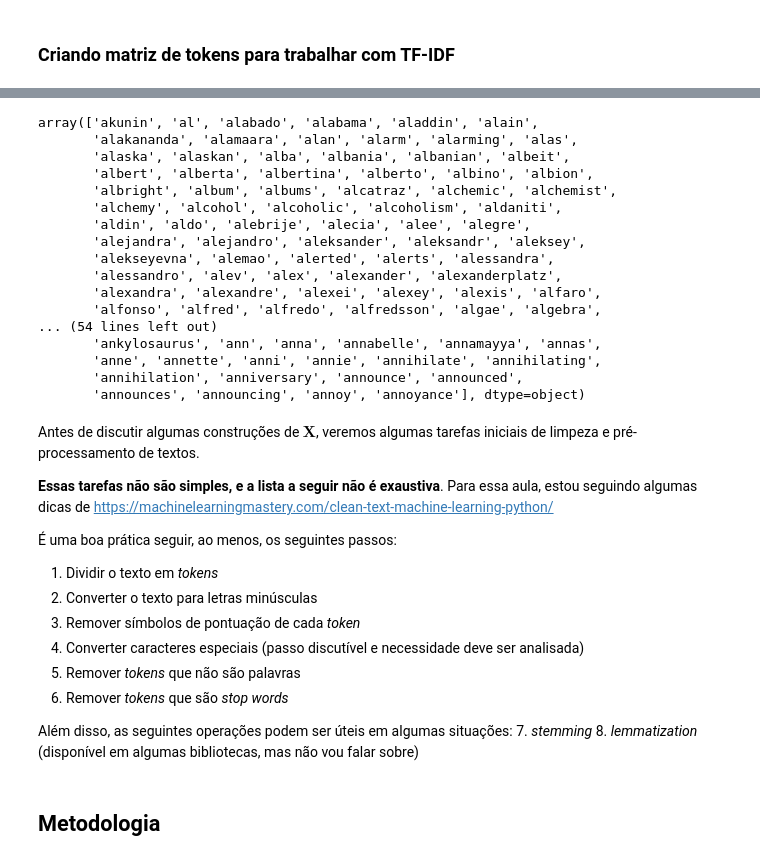
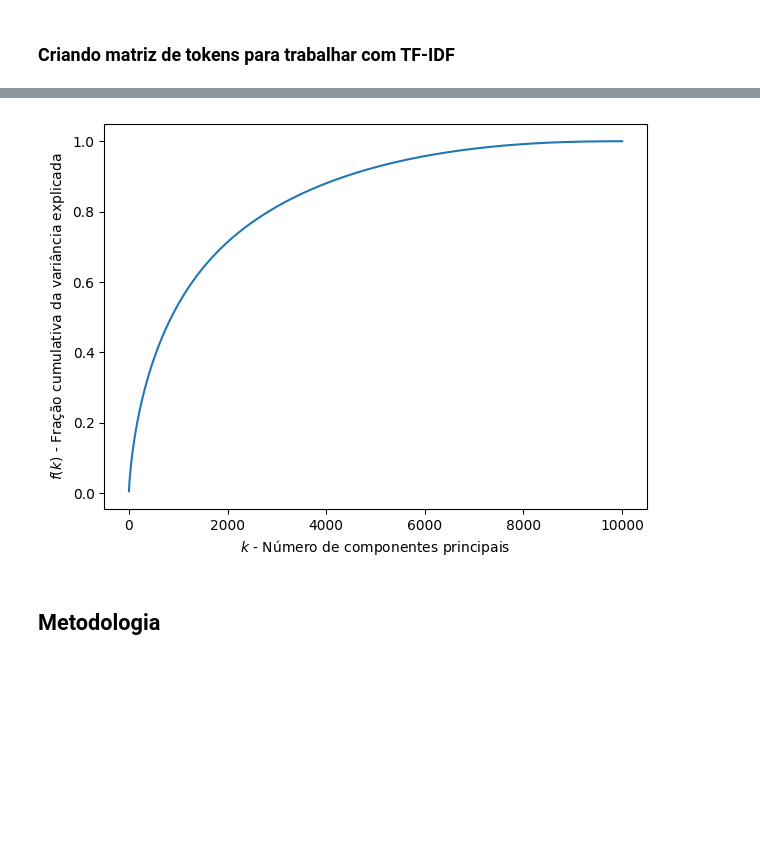
Before and after one commit to alekswheeler/datasci_home_work, a Jupyter notebook: Especificação_2024_2.ipynb, the cells around one changed output, grey strips where cells are left out. Drawn from its saved outputs; the diff is of its cells as text; code cells hidden in the pictures; blank space fills up the shorter version.

Commit message:
aplicando stemming e PCA

```diff
--- a/Especificação_2024_2.ipynb
+++ b/Especificação_2024_2.ipynb
@@ -115,21 +143,3 @@ tfidf_dataframe = pd.DataFrame(rand_X_tfidf.todense(), columns = vectorizer.get_
 # %%
-vectorizer.get_feature_names_out()[500:900]
-# tfidf_dataframe.info()
+# vectorizer.get_feature_names_out()[500:900]
+tfidf_dataframe.to_csv('tfidf_dataframe.csv', index=False)
-# %% [output]
-array(['akunin', 'al', 'alabado', 'alabama', 'aladdin', 'alain',
-       'alakananda', 'alamaara', 'alan', 'alarm', 'alarming', 'alas',
-       'alaska', 'alaskan', 'alba', 'albania', 'albanian', 'albeit',
-       'albert', 'alberta', 'albertina', 'alberto', 'albino', 'albion',
-       'albright', 'album', 'albums', 'alcatraz', 'alchemic', 'alchemist',
-       'alchemy', 'alcohol', 'alcoholic', 'alcoholism', 'aldaniti',
-       'aldin', 'aldo', 'alebrije', 'alecia', 'alee', 'alegre',
-       'alejandra', 'alejandro', 'aleksander', 'aleksandr', 'aleksey',
-       'alekseyevna', 'alemao', 'alerted', 'alerts', 'alessandra',
-       'alessandro', 'alev', 'alex', 'alexander', 'alexanderplatz',
-       'alexandra', 'alexandre', 'alexei', 'alexey', 'alexis', 'alfaro',
-       'alfonso', 'alfred', 'alfredo', 'alfredsson', 'algae', 'algebra',
-... (54 lines left out)
-       'ankylosaurus', 'ann', 'anna', 'annabelle', 'annamayya', 'annas',
-       'anne', 'annette', 'anni', 'annie', 'annihilate', 'annihilating',
-       'annihilation', 'anniversary', 'announce', 'announced',
-       'announces', 'announcing', 'annoy', 'annoyance'], dtype=object)
@@ -138,22 +146,22 @@ array(['akunin', 'al', 'alabado', 'alabama', 'aladdin', 'alain',
-# %% [markdown]
-
-
-Antes de discutir algumas construções de $\mathbf{X}$, veremos algumas tarefas iniciais de limpeza e pré-processamento de textos.
-
-**Essas tarefas não são simples, e a lista a seguir não é exaustiva**.
-Para essa aula, estou seguindo algumas dicas de https://machinelearningmastery.com/clean-text-machine-learning-python/
-
-É uma boa prática seguir, ao menos, os seguintes passos:
-1. Dividir o texto em *tokens*
-2. Converter o texto para letras minúsculas
-3. Remover símbolos de pontuação de cada *token*
-4. Converter caracteres especiais (passo discutível e necessidade deve ser analisada)
-5. Remover *tokens* que não são palavras
-6. Remover *tokens* que são *stop words*
-
-Além disso, as seguintes operações podem ser úteis em algumas situações:
-7. *stemming*
-8. *lemmatization* (disponível em algumas bibliotecas, mas não vou falar sobre)
+# %%
+# Usando PCA
+from sklearn.preprocessing import StandardScaler
+from sklearn.decomposition import PCA
+from sklearn.datasets import load_wine
+import pandas as pd
+
+pca = PCA(n_components = 10000)
+pca.fit(tfidf_dataframe)
+
+#@title
+import matplotlib.pyplot as plt
+import numpy as np
+fig = plt.figure(figsize=(7, 5))
+plt.plot([i for i in range(1, pca.n_components + 1)], np.cumsum(pca.explained_variance_ratio_))
+plt.xlabel(r'$k$ - Número de componentes principais')
+plt.ylabel(r'$f(k)$ - Fração cumulativa da variância explicada');
+# %% [output]
+[figure, added]
 # %% [markdown]
 ## Metodologia
 # %% [markdown]
```
Also changed, not shown: parts of 4 cells of this notebook.
